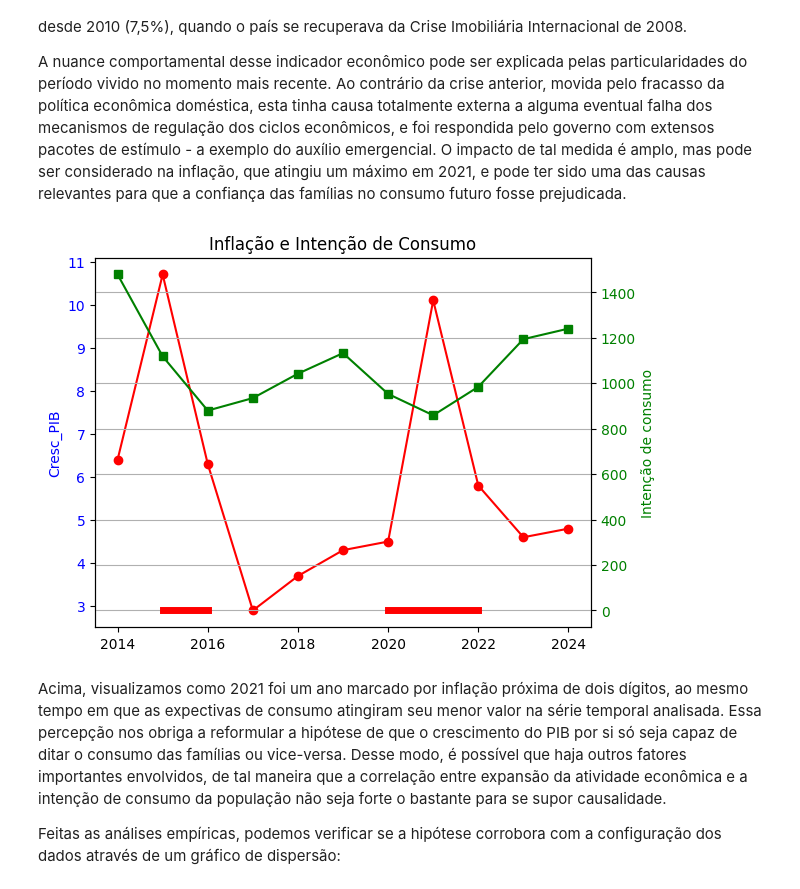
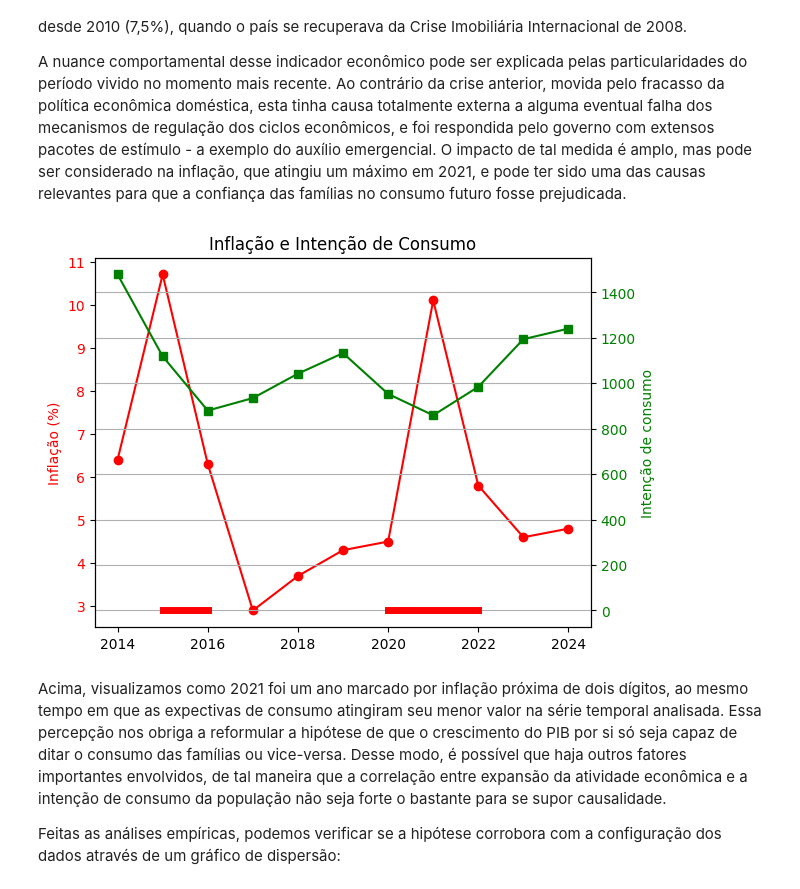
Before and after one commit to gabyxsantos/Economia, a Jupyter notebook: trabalho.ipynb, the cells around one changed output. Drawn from its saved outputs; the diff is of its cells as text; code cells hidden in the pictures.

Commit message:
Corrigindo erro no gráfico de Inflação X Intenção de Consumo

```diff
--- a/trabalho.ipynb
+++ b/trabalho.ipynb
@@ -786,32 +786,32 @@ A nuance comportamental desse indicador econômico pode ser explicada pelas part
 # %%
 Inflacao_Consumo=Inflacao.merge(
     dados_intencao_consumo,
     on='Ano'
 )
 Inflacao_Consumo=Inflacao_Consumo.set_index('Ano')
 
 # Criar a figura e o primeiro eixo
 fig, ax1 = plt.subplots()
 
 # Plotar a primeira série no eixo Y da esquerda
 ax1.plot(Inflacao_Consumo.index, Inflacao_Consumo['Inflação (%)'], color='red', marker='o', label='Vendas')
-ax1.set_ylabel('Cresc_PIB', color='blue')
-ax1.tick_params(axis='y', labelcolor='blue')
+ax1.set_ylabel('Inflação (%)', color='red')
+ax1.tick_params(axis='y', labelcolor='red')
 
 # Criar o segundo eixo Y (à direita)
 ax2 = ax1.twinx()
 ax2.plot(Inflacao_Consumo.index, Inflacao_Consumo['Intenção de consumo'], color='green', marker='s', label='Lucro')
 ax2.set_ylabel('Intenção de consumo', color='green')
 ax2.tick_params(axis='y', labelcolor='green')
 
 # Título e layout
 plt.title('Inflação e Intenção de Consumo')
 for i in Eventos:
     plt.plot(i, [0, 0], color='red', linewidth=5, zorder=2);
 plt.grid(True)
 plt.show()
 # %% [output]
-[figure, old version]
+[figure, new version]
 # %% [markdown]
 Acima, visualizamos como 2021 foi um ano marcado por inflação próxima de dois dígitos, ao mesmo tempo em que as expectivas de consumo atingiram seu menor valor na série temporal analisada. Essa percepção nos obriga a reformular a hipótese de que o crescimento do PIB por si só seja capaz de ditar o consumo das famílias ou vice-versa. Desse modo, é possível que haja outros fatores importantes envolvidos, de tal maneira que a correlação entre expansão da atividade econômica e a intenção de consumo da população não seja forte o bastante para se supor causalidade.
 
```
Also changed, not shown: parts of 7 cells of this notebook.
